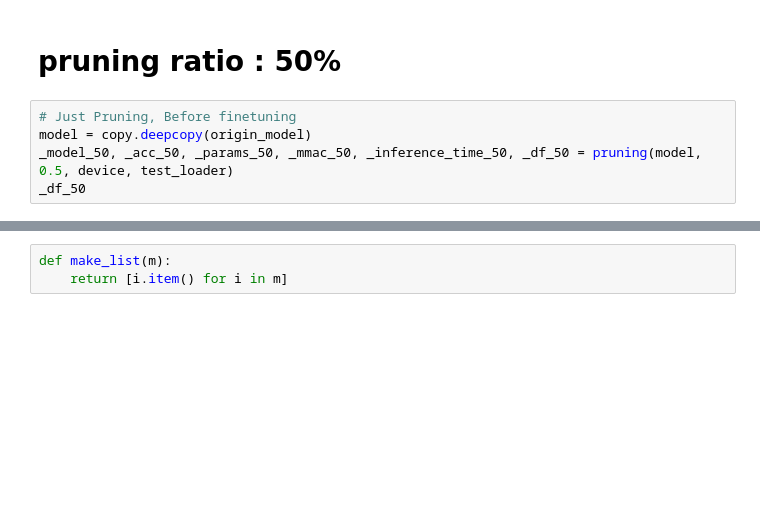
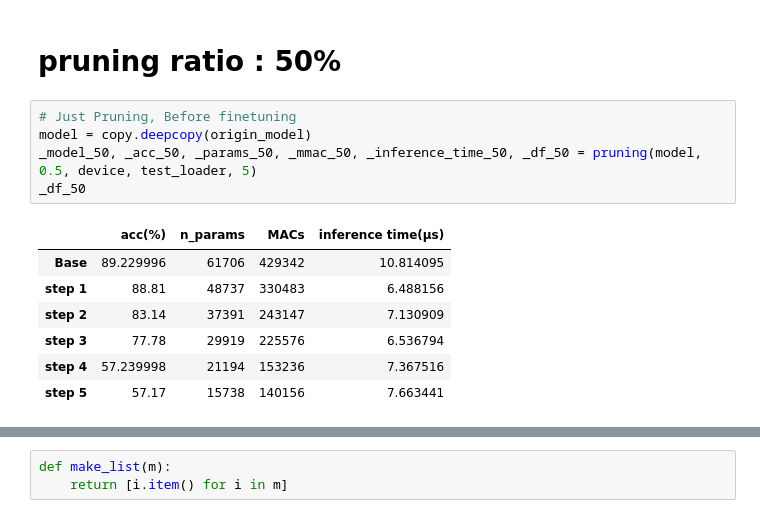
Before and after one commit to yewonkim01/Optimized-Model-on-JetsonNano-with-Pruning-and-Quantization, a Jupyter notebook: experiment.ipynb, the cells around one changed output, grey strips where cells are left out. Cells and saved outputs as stored; diff of their text form; blank space fills up the shorter version.

```diff
--- a/experiment.ipynb
+++ b/experiment.ipynb
@@ -242,8 +247,16 @@ pd.DataFrame({'Acc(%)':[acc_except_last_linear_layer[0], acc_except_last_linear_
 # %%
 # Just Pruning, Before finetuning
 model = copy.deepcopy(origin_model)
-_model_50, _acc_50, _params_50, _mmac_50, _inference_time_50, _df_50 = pruning(model, 0.5, device, test_loader)
+_model_50, _acc_50, _params_50, _mmac_50, _inference_time_50, _df_50 = pruning(model, 0.5, device, test_loader, 5)
 _df_50
+# %% [output]
+|  | acc(%) | n_params | MACs | inference time(μs) |
+| Base | 89.229996 | 61706 | 429342 | 10.814095 |
+| step 1 | 88.81 | 48737 | 330483 | 6.488156 |
+| step 2 | 83.14 | 37391 | 243147 | 7.130909 |
+| step 3 | 77.78 | 29919 | 225576 | 6.536794 |
+| step 4 | 57.239998 | 21194 | 153236 | 7.367516 |
+| step 5 | 57.17 | 15738 | 140156 | 7.663441 |
 # %%
 # pruning + finetuning
 model = copy.deepcopy(origin_model)
```
Also changed, not shown: parts of 17 cells of this notebook, 1 other file.
